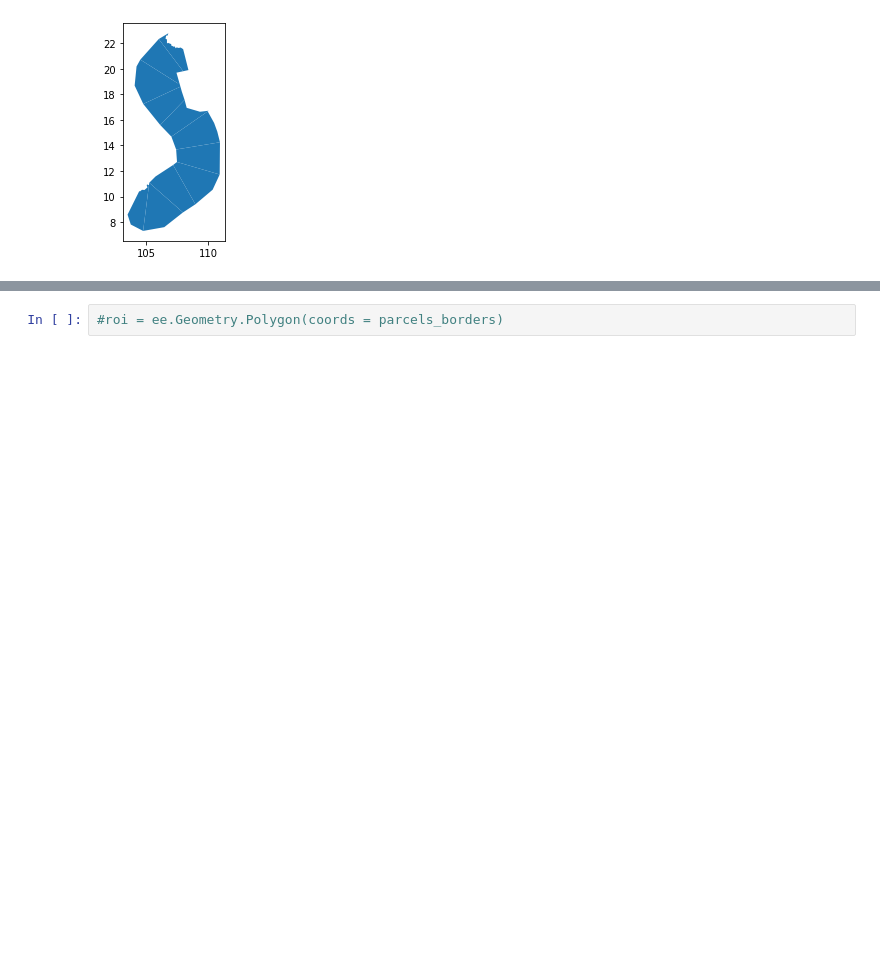
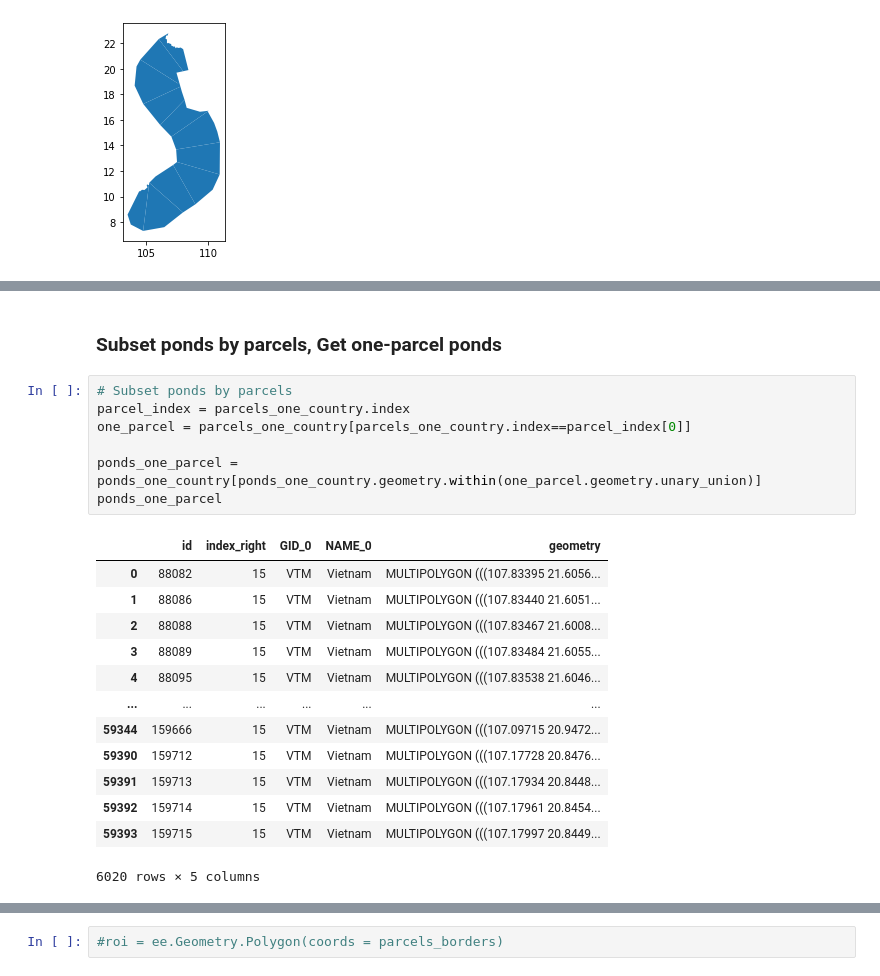
Before and after one commit to Shirobakaidou/Aquaponds, a Jupyter notebook: test_one_country.ipynb, the cells around one changed output, grey strips where cells are left out. Drawn from its saved outputs; the diff is of its cells as text; blank space fills up the shorter version.

```diff
--- a/test_one_country.ipynb
+++ b/test_one_country.ipynb
@@ -296,0 +320,23 @@ parcels_one_country.plot()
+# %% [markdown]
+### Subset ponds by parcels, Get one-parcel ponds
+# %%
+# Subset ponds by parcels
+parcel_index = parcels_one_country.index
+one_parcel = parcels_one_country[parcels_one_country.index==parcel_index[0]]
+
+ponds_one_parcel = ponds_one_country[ponds_one_country.geometry.within(one_parcel.geometry.unary_union)]
+ponds_one_parcel
+# %% [output]
+|  | id | index_right | GID_0 | NAME_0 | geometry |
+| 0 | 88082 | 15 | VTM | Vietnam | MULTIPOLYGON (((107.83395 21.6056... |
+| 1 | 88086 | 15 | VTM | Vietnam | MULTIPOLYGON (((107.83440 21.6051... |
+| 2 | 88088 | 15 | VTM | Vietnam | MULTIPOLYGON (((107.83467 21.6008... |
+| 3 | 88089 | 15 | VTM | Vietnam | MULTIPOLYGON (((107.83484 21.6055... |
+| 4 | 88095 | 15 | VTM | Vietnam | MULTIPOLYGON (((107.83538 21.6046... |
+| ... | ... | ... | ... | ... | ... |
+| 59344 | 159666 | 15 | VTM | Vietnam | MULTIPOLYGON (((107.09715 20.9472... |
+| 59390 | 159712 | 15 | VTM | Vietnam | MULTIPOLYGON (((107.17728 20.8476... |
+| 59391 | 159713 | 15 | VTM | Vietnam | MULTIPOLYGON (((107.17934 20.8448... |
+| 59392 | 159714 | 15 | VTM | Vietnam | MULTIPOLYGON (((107.17961 20.8454... |
+| 59393 | 159715 | 15 | VTM | Vietnam | MULTIPOLYGON (((107.17997 20.8449... |
+6020 rows × 5 columns
```
Also changed, not shown: parts of 34 cells of this notebook.
